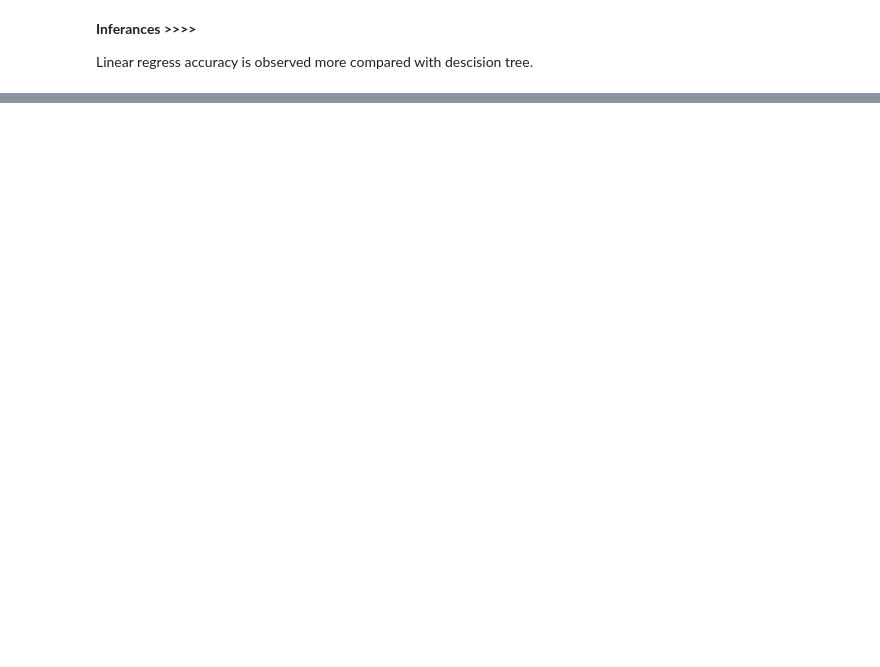
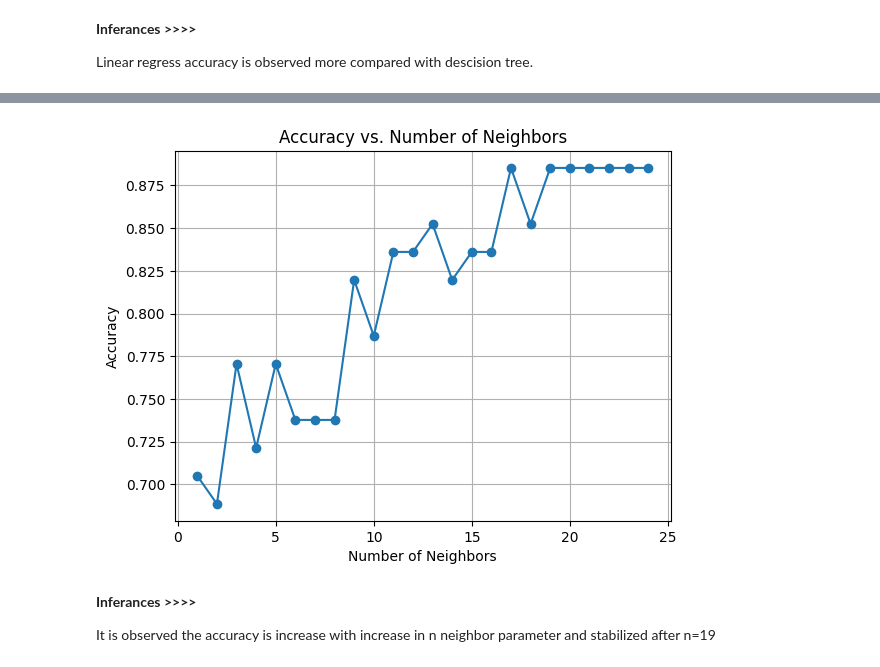
Before and after one commit to GowriShankarG/MTech_AIML, a Jupyter notebook: ML_AIMLCZG565_Assignment_1and2_FinalVersion.ipynb, the cells around one changed output, grey strips where cells are left out. Cells and saved outputs as stored; diff of their text form; code cells hidden in the pictures; blank space fills up the shorter version.

```diff
--- a/ML_AIMLCZG565_Assignment_1and2_FinalVersion.ipynb
+++ b/ML_AIMLCZG565_Assignment_1and2_FinalVersion.ipynb
@@ -808,0 +1117,5 @@ Linear regress accuracy is observed more compared with descision tree.
+# %%
+# model creation
+# Initialize and train the KNN classifier
+knn = KNeighborsClassifier(n_neighbors=n_neighbors)
+knn.fit(X_train, y_train)
@@ -808,0 +1124,8 @@ Linear regress accuracy is observed more compared with descision tree.
+# %%
+# predictions on the test data
+y_pred = knn.predict(X_test)
+# %%
+# evalucating the model
+accuracy = accuracy_score(y_test, y_pred)
+print(f"Accuracy: {accuracy}")
+print(classification_report(y_test, y_pred))
@@ -808,0 +1142,12 @@ Linear regress accuracy is observed more compared with descision tree.
+# %%
+# check accuracy with diffrent n hyper parameter
+ne=[]
+ac=[]
+for i in range(1,25):
+  knn = KNeighborsClassifier(n_neighbors=i)
+  knn.fit(X_train, y_train)
+  y_pred = knn.predict(X_test)
+  accuracy = accuracy_score(y_test, y_pred)
+  ne.append(i)
+  ac.append(accuracy)
+  #print(f"Accuracy: {accuracy} with {i} neighbors")
@@ -808,0 +1172,13 @@ Linear regress accuracy is observed more compared with descision tree.
+# %%
+  plt.plot(ne, ac, marker='o')
+  plt.title('Accuracy vs. Number of Neighbors')
+  plt.xlabel('Number of Neighbors')
+  plt.ylabel('Accuracy')
+  plt.grid(True)
+  plt.show()
+# %% [output]
+[figure, added]
+# %% [markdown]
+**Inferances  >>>>**
+
+It is observed the accuracy is increase with increase in n neighbor parameter and stabilized after n=19
```
Also changed, not shown: parts of 45 cells of this notebook.
